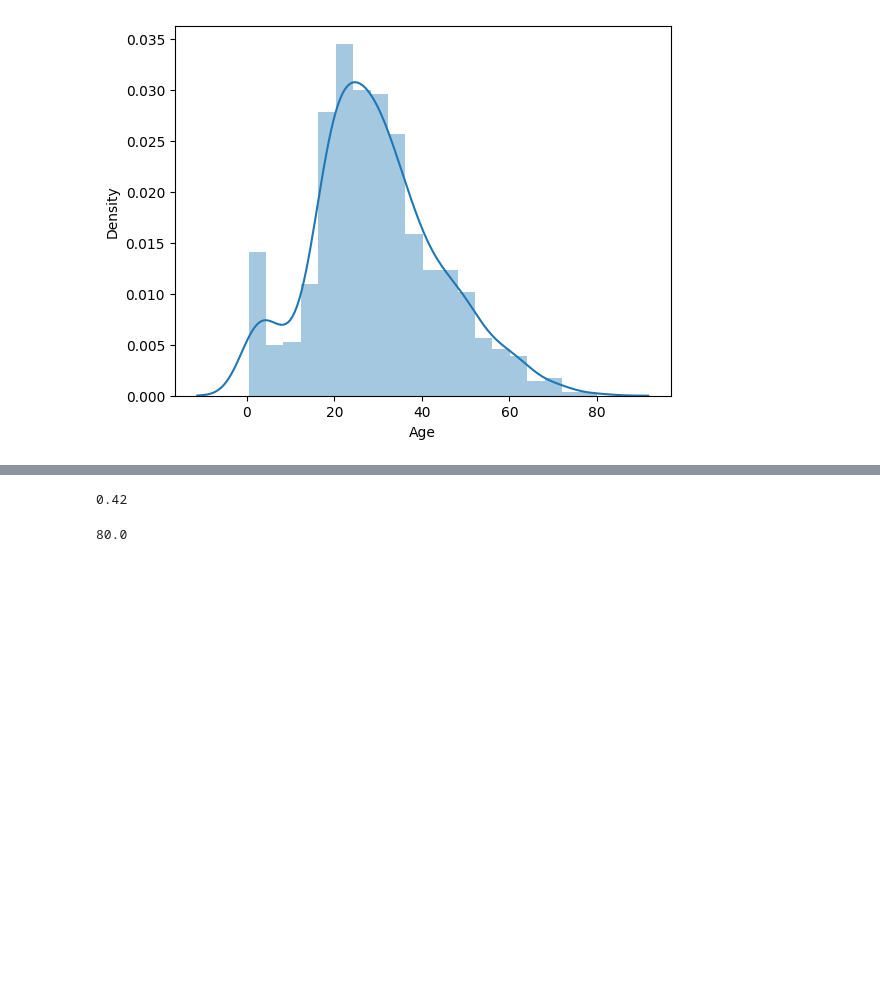
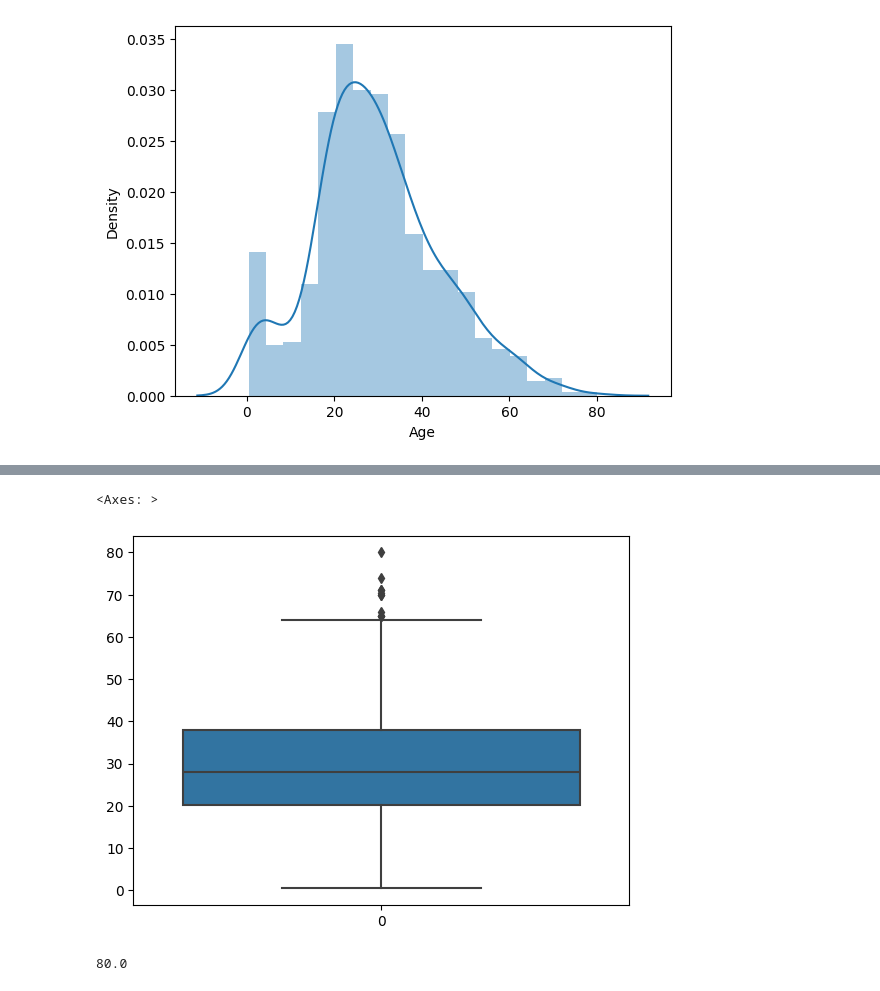
Before and after one commit to Sanj-bot/100DaysOfMachineLearning, a Jupyter notebook: t20/UnivariateAnalysis.ipynb, the cells around one changed output, grey strips where cells are left out. Drawn from its saved outputs; the diff is of its cells as text; code cells hidden in the pictures; blank space fills up the shorter version.

```diff
--- a/t20/UnivariateAnalysis.ipynb
+++ b/t20/UnivariateAnalysis.ipynb
@@ -95,7 +91,8 @@ sns.boxplot(df['Fare'])
 # %%
-df['Age'].min()
+sns.boxplot(df['Age'])
 # %% [output]
-0.42
+<Axes: >
+[figure, added]
 # %%
 df['Age'].max()
 # %% [output]
```
Also changed, not shown: parts of 3 cells of this notebook, 3 other files.
